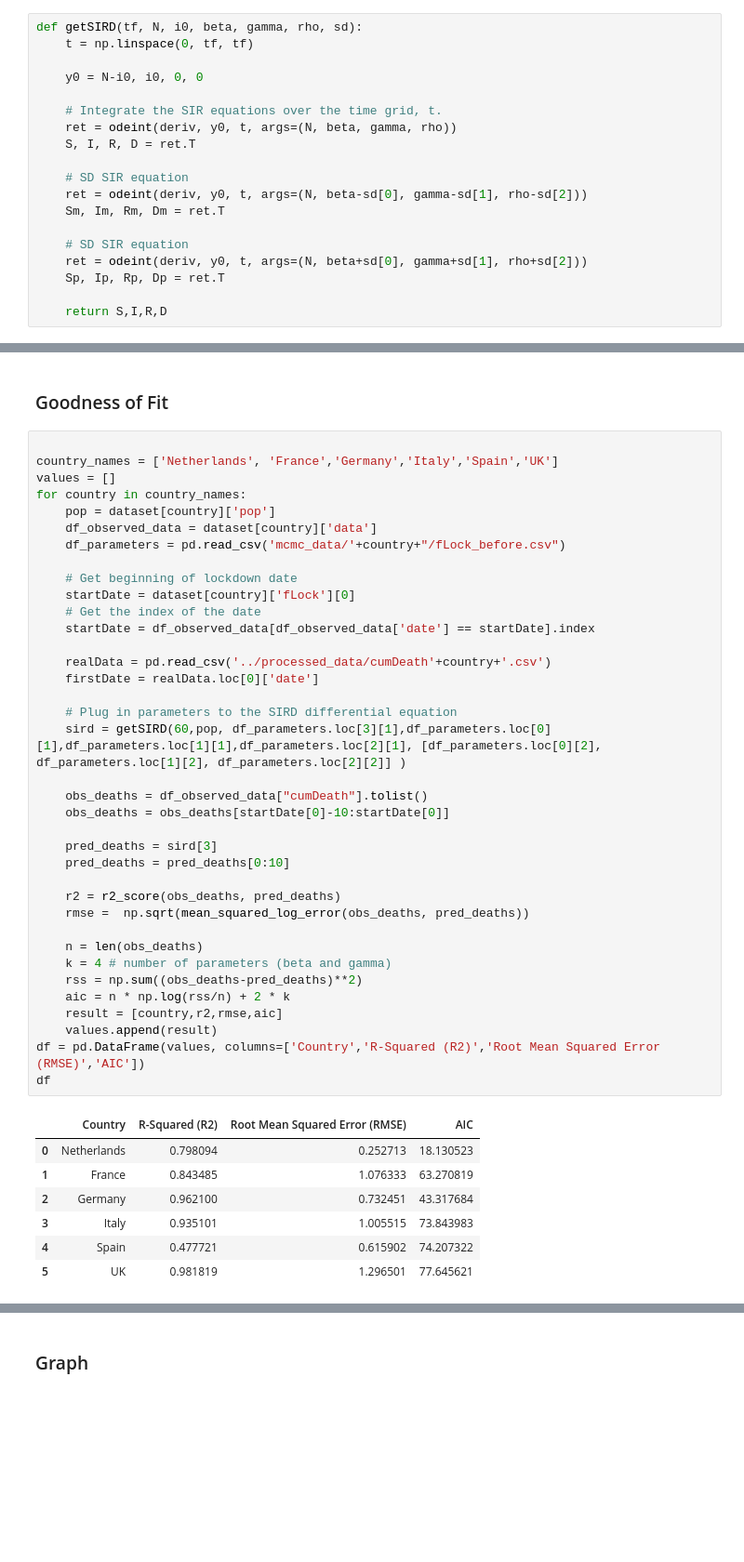
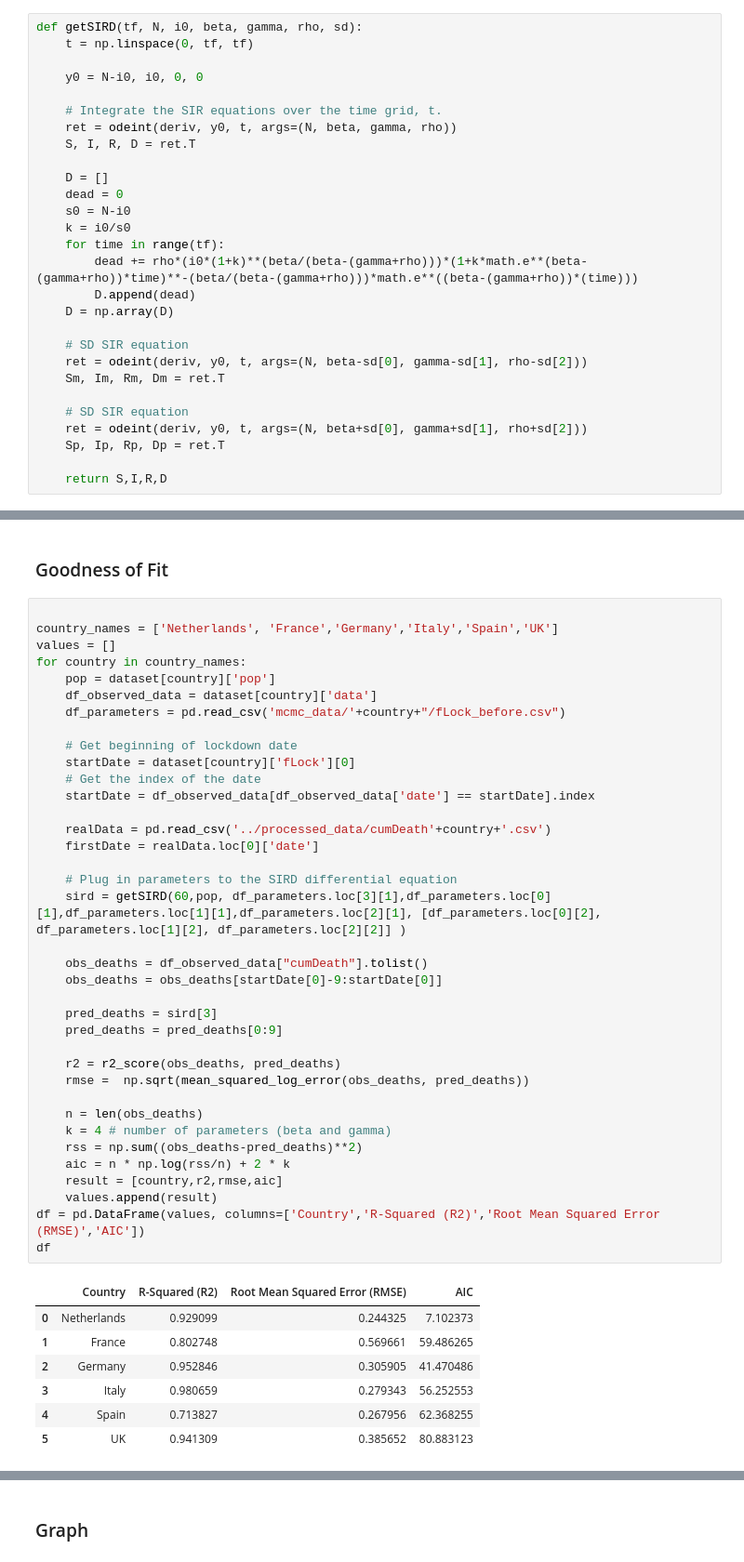
Before and after one commit to zenodea/MCMC_parameter_estimation, a Jupyter notebook: Data Analysis/sird.ipynb, the cells around one changed output, grey strips where cells are left out. Shown: that part at 93% size. Saved outputs shown, nothing was run; the diff lists cells and outputs as text; blank space fills up the shorter version.

```diff
--- a/Data Analysis/sird.ipynb
+++ b/Data Analysis/sird.ipynb
@@ -33,6 +33,15 @@ def getSIRD(tf, N, i0, beta, gamma, rho, sd):
     ret = odeint(deriv, y0, t, args=(N, beta, gamma, rho))
     S, I, R, D = ret.T
 
+    D = []
+    dead = 0
+    s0 = N-i0
+    k = i0/s0
+    for time in range(tf):
+        dead += rho*(i0*(1+k)**(beta/(beta-(gamma+rho)))*(1+k*math.e**(beta-(gamma+rho))*time)**-(beta/(beta-(gamma+rho)))*math.e**((beta-(gamma+rho))*(time)))
+        D.append(dead)
+    D = np.array(D)
+
     # SD SIR equation
     ret = odeint(deriv, y0, t, args=(N, beta-sd[0], gamma-sd[1], rho-sd[2]))
     Sm, Im, Rm, Dm = ret.T
@@ -192,41 +226,41 @@ for country in country_names:
     df_parameters = pd.read_csv('mcmc_data/'+country+"/fLock_before.csv")
 
     # Get beginning of lockdown date
     startDate = dataset[country]['fLock'][0]
     # Get the index of the date
     startDate = df_observed_data[df_observed_data['date'] == startDate].index
 
     realData = pd.read_csv('../processed_data/cumDeath'+country+'.csv')
     firstDate = realData.loc[0]['date']
 
     # Plug in parameters to the SIRD differential equation
     sird = getSIRD(60,pop, df_parameters.loc[3][1],df_parameters.loc[0][1],df_parameters.loc[1][1],df_parameters.loc[2][1], [df_parameters.loc[0][2], df_parameters.loc[1][2], df_parameters.loc[2][2]] )
 
     obs_deaths = df_observed_data["cumDeath"].tolist()
-    obs_deaths = obs_deaths[startDate[0]-10:startDate[0]]
+    obs_deaths = obs_deaths[startDate[0]-9:startDate[0]]
 
     pred_deaths = sird[3]
-    pred_deaths = pred_deaths[0:10]
+    pred_deaths = pred_deaths[0:9]
 
     r2 = r2_score(obs_deaths, pred_deaths)
     rmse =  np.sqrt(mean_squared_log_error(obs_deaths, pred_deaths))
 
     n = len(obs_deaths)
     k = 4 # number of parameters (beta and gamma)
     rss = np.sum((obs_deaths-pred_deaths)**2)
     aic = n * np.log(rss/n) + 2 * k
     result = [country,r2,rmse,aic]
     values.append(result)
 df = pd.DataFrame(values, columns=['Country','R-Squared (R2)','Root Mean Squared Error (RMSE)','AIC'])
 df
 # %% [output]
 |  | Country | R-Squared (R2) | Root Mean Squared Error (RMSE) | AIC |
-| 0 | Netherlands | 0.798094 | 0.252713 | 18.130523 |
-| 1 | France | 0.843485 | 1.076333 | 63.270819 |
-| 2 | Germany | 0.962100 | 0.732451 | 43.317684 |
-| 3 | Italy | 0.935101 | 1.005515 | 73.843983 |
-| 4 | Spain | 0.477721 | 0.615902 | 74.207322 |
-| 5 | UK | 0.981819 | 1.296501 | 77.645621 |
+| 0 | Netherlands | 0.929099 | 0.244325 | 7.102373 |
+| 1 | France | 0.802748 | 0.569661 | 59.486265 |
+| 2 | Germany | 0.952846 | 0.305905 | 41.470486 |
+| 3 | Italy | 0.980659 | 0.279343 | 56.252553 |
+| 4 | Spain | 0.713827 | 0.267956 | 62.368255 |
+| 5 | UK | 0.941309 | 0.385652 | 80.883123 |
 # %%
 from sklearn.metrics import mean_squared_error
 from sklearn.metrics import r2_score
```
Also changed, not shown: parts of 5 cells of this notebook, 21 other files.
